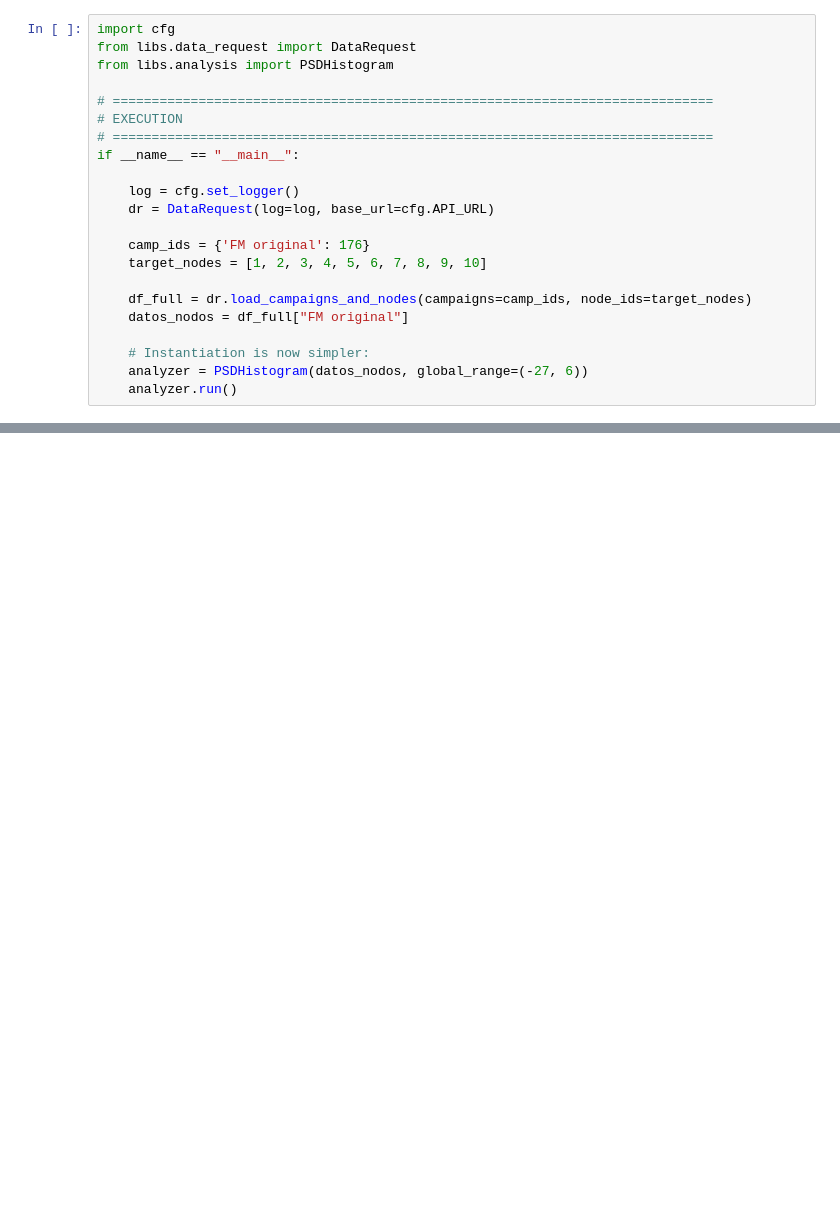
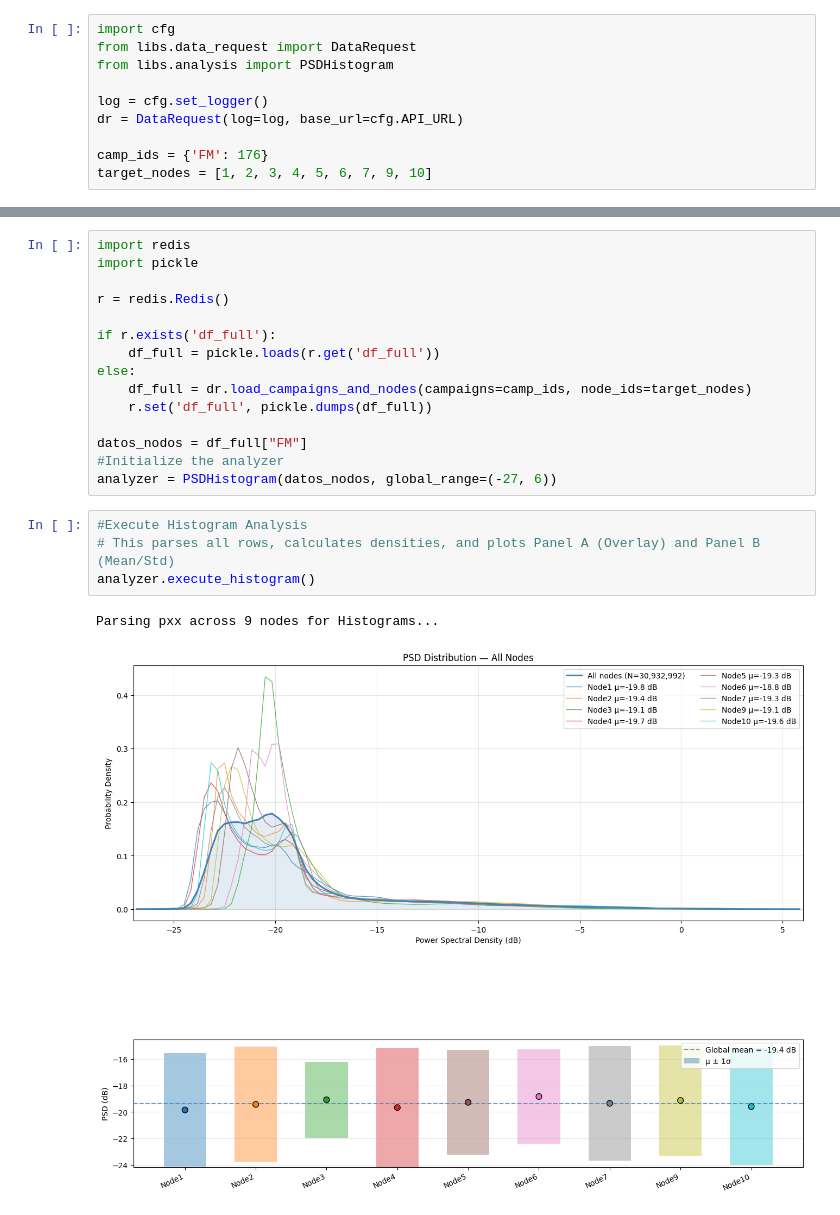
Before and after one commit to dramirezbe/ANE2-Calibration-SDR, a Jupyter notebook: src/histogram-psd.ipynb, the cells around one changed output, grey strips where cells are left out. Saved outputs shown, nothing was run; the diff lists cells and outputs as text; blank space fills up the shorter version.

Commit message:
Add Cumm_corr, MI, Histogram class

```diff
--- a/src/histogram-psd.ipynb
+++ b/src/histogram-psd.ipynb
@@ -3,22 +3,10 @@ import cfg
 from libs.data_request import DataRequest
 from libs.analysis import PSDHistogram
 
-# =============================================================================
-# EXECUTION
-# =============================================================================
-if __name__ == "__main__":
+log = cfg.set_logger()
+dr = DataRequest(log=log, base_url=cfg.API_URL)
 
-    log = cfg.set_logger()
-    dr = DataRequest(log=log, base_url=cfg.API_URL)
-
-    camp_ids = {'FM original': 176}
-    target_nodes = [1, 2, 3, 4, 5, 6, 7, 8, 9, 10]
-
-    df_full = dr.load_campaigns_and_nodes(campaigns=camp_ids, node_ids=target_nodes)
-    datos_nodos = df_full["FM original"]
-
-    # Instantiation is now simpler:
-    analyzer = PSDHistogram(datos_nodos, global_range=(-27, 6))
-    analyzer.run()
+camp_ids = {'FM': 176}
+target_nodes = [1, 2, 3, 4, 5, 6, 7, 9, 10]
 # %% [output]
 [IPYKERNEL_LAUNCHER]INFO      Initialized DataRequest class with base_url: https://rsm.ane.gov.co:12443/api
@@ -59,0 +13,22 @@ Node10                   -19.59       4.42    104    3,407,148
+# %%
+import redis
+import pickle
+
+r = redis.Redis()
+
+if r.exists('df_full'):
+    df_full = pickle.loads(r.get('df_full'))
+else:
+    df_full = dr.load_campaigns_and_nodes(campaigns=camp_ids, node_ids=target_nodes)
+    r.set('df_full', pickle.dumps(df_full))
+
+datos_nodos = df_full["FM"]
+#Initialize the analyzer
+analyzer = PSDHistogram(datos_nodos, global_range=(-27, 6))
+# %%
+#Execute Histogram Analysis
+# This parses all rows, calculates densities, and plots Panel A (Overlay) and Panel B (Mean/Std)
+analyzer.execute_histogram()
+# %% [output]
+Parsing pxx across 9 nodes for Histograms...
+[figure, added]
```
Also changed, not shown: parts of 2 cells of this notebook, 2 other files.
